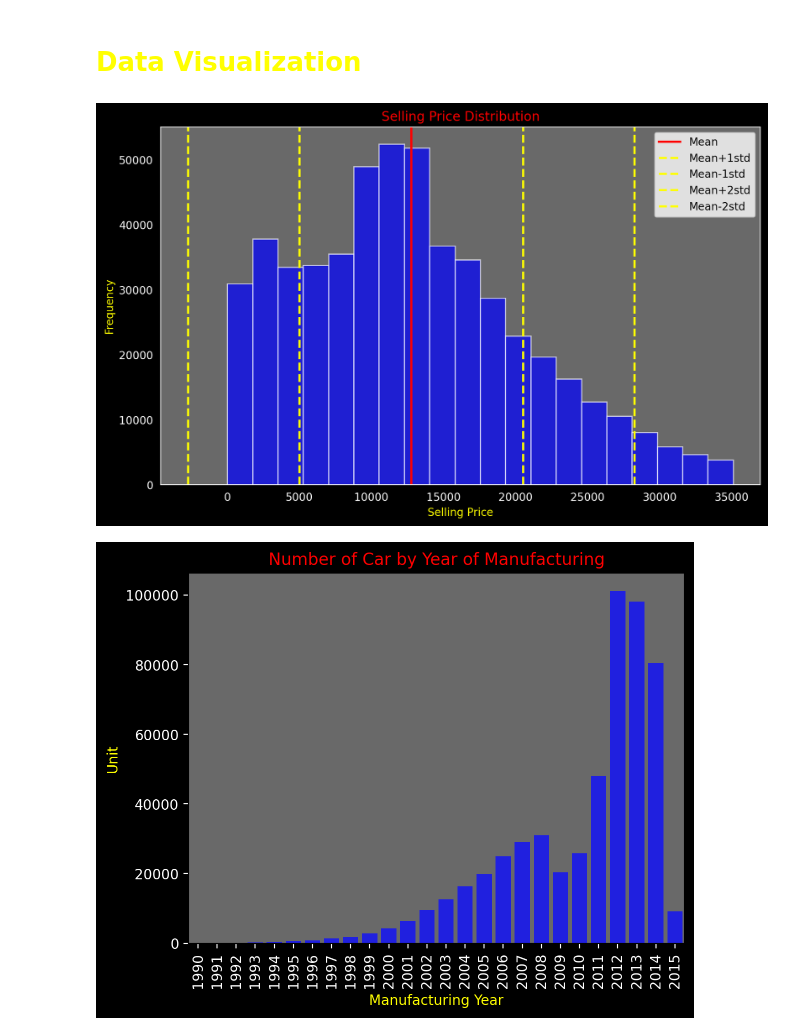
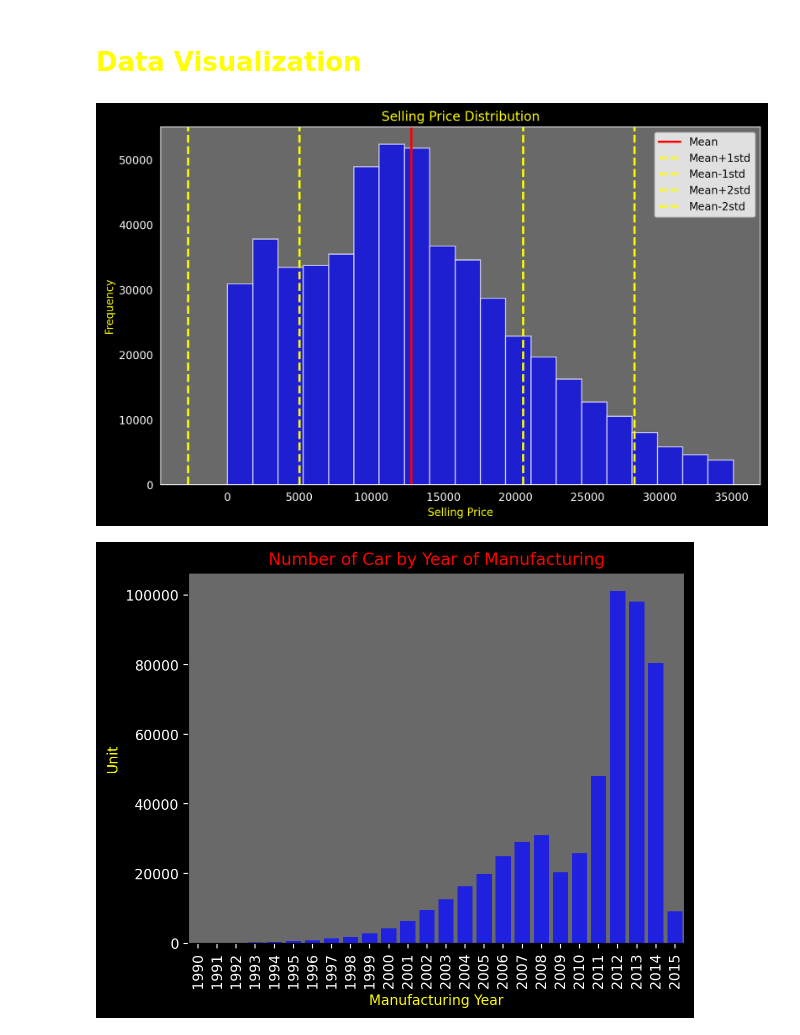
Before and after one commit to Kittisak-M/Best-Strategy-to-Buy-Car-for-Value-Concious-Customer, a Jupyter notebook: Vehicle Sales Analysis.ipynb, the cells around one changed output. Drawn from its saved outputs; the diff is of its cells as text; code cells hidden in the pictures.

```diff
--- a/Vehicle Sales Analysis.ipynb
+++ b/Vehicle Sales Analysis.ipynb
@@ -925,39 +923,61 @@ We are ready to use the dataset to visualize as cleaned_cs dataframe.
 # %% [markdown]
 <h1 style="text-align: left; color: yellow; font-weight: bold;font-size: 36;"> Data Visualization</h1>
 # %%
+
+# Calculate Q1 (25th percentile) and Q3 (75th percentile)
+Q1 = cleaned_cs['sellingprice'].quantile(0.25)
+Q3 = cleaned_cs['sellingprice'].quantile(0.75)
+
+# Calculate the IQR
+IQR = Q3 - Q1
+
+# Determine the lower and upper bounds for outliers
+lower_bound = Q1 - 1.5 * IQR
+upper_bound = Q3 + 1.5 * IQR
+
+# Filter out the outliers
+cleaned_cs_no_outliers = cleaned_cs[(cleaned_cs['sellingprice'] >= lower_bound) & (cleaned_cs['sellingprice'] <= upper_bound)]
+
 # Calculate the mean and standard deviation
 sellingprice_mean = cleaned_cs_no_outliers['sellingprice'].mean()
 sellingprice_std = cleaned_cs_no_outliers['sellingprice'].std()
 
 # Calculate the values for the lines
-std_lines = [sellingprice_mean, sellingprice_mean + sellingprice_std, sellingprice_mean - sellingprice_std,
-             sellingprice_mean + 2*sellingprice_std, sellingprice_mean - 2*sellingprice_std]
+std_lines = [
+    sellingprice_mean,
+    sellingprice_mean + sellingprice_std,
+    sellingprice_mean - sellingprice_std,
+    sellingprice_mean + 2 * sellingprice_std,
+    sellingprice_mean - 2 * sellingprice_std
+]
 
+# Plotting the histogram and lines
 plt.figure(figsize=(10, 6), facecolor='black')
 plt.hist(cleaned_cs_no_outliers['sellingprice'], bins=20, color='blue', edgecolor='white', alpha=0.7)
 
 # Plot the mean as a red line
 plt.axvline(x=sellingprice_mean, color='red', linewidth=2, label='Mean')
 
 # Plot the other lines
 for line_value, label in zip(std_lines[1:], ['Mean+1std', 'Mean-1std', 'Mean+2std', 'Mean-2std']):
     plt.axvline(x=line_value, color='yellow', linestyle='dashed', linewidth=2, label=label)
 
 plt.legend()
-plt.title('Selling Price Distribution', color='red')
+plt.title('Selling Price Distribution', color='yellow')
 plt.xlabel('Selling Price', color='yellow')
 plt.ylabel('Frequency', color='yellow')
 plt.xticks(color='white')
 plt.yticks(color='white')
 plt.gca().set_facecolor('dimgray')
 
+# Setting the edge color of the plot spines to white
 ax = plt.gca()
 for spine in ax.spines.values():
     spine.set_edgecolor('white')
 
 plt.show()
 # %% [output]
-[figure, old version]
+[figure, new version]
 # %%
 yearly_counts = cleaned_cs.groupby('year')['make'].count().reset_index()
 ax = sns.barplot(x='year', y='make', data=yearly_counts,color='blue')
```
Also changed, not shown: parts of 13 cells of this notebook.
